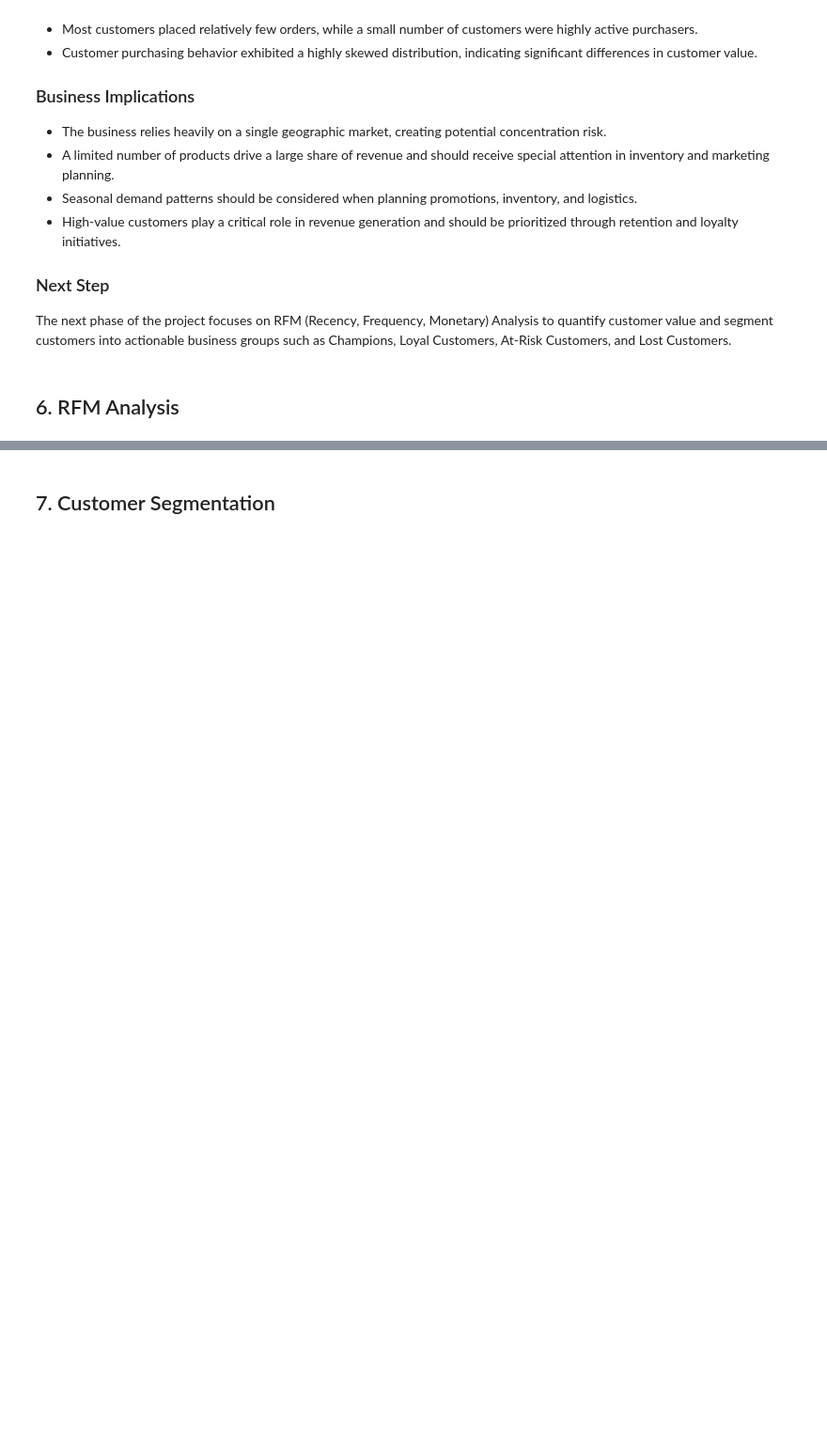
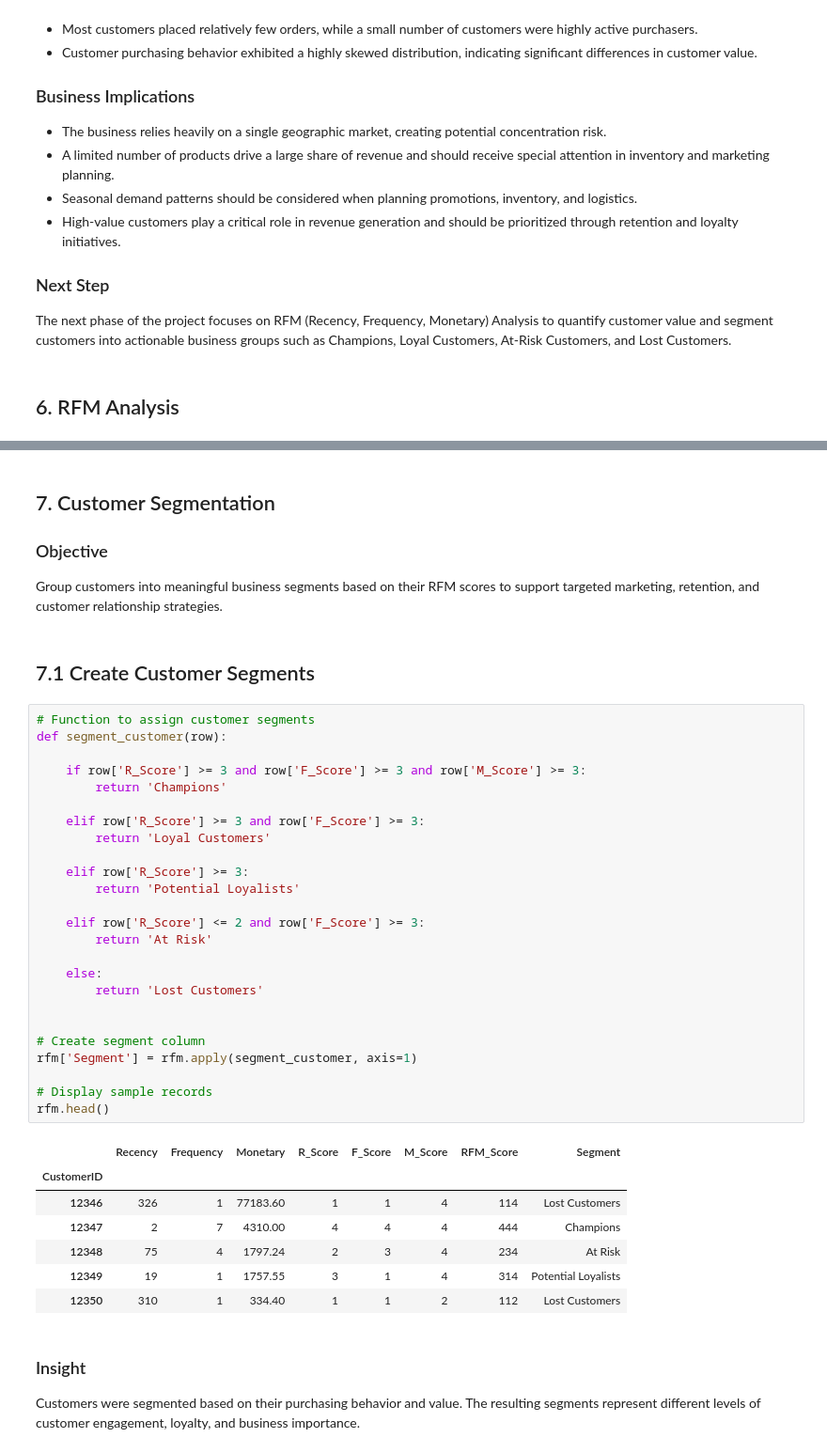
Before and after one commit to Harshpoonia/data-analytics-projects, a Jupyter notebook: Customer-Segmentation-RFM-Analysis/notebooks/Analysis.ipynb, the cells around one changed output, grey strips where cells are left out. Shown at 94% size. Saved outputs shown, nothing was run; the diff lists cells and outputs as text; blank space fills up the shorter version.

```diff
--- a/Customer-Segmentation-RFM-Analysis/notebooks/Analysis.ipynb
+++ b/Customer-Segmentation-RFM-Analysis/notebooks/Analysis.ipynb
@@ -866,2 +1053,44 @@ The next phase of the project focuses on RFM (Recency, Frequency, Monetary) Anal
 # %% [markdown]
 ## 7. Customer Segmentation
+### Objective
+
+Group customers into meaningful business segments based on their RFM scores to support targeted marketing, retention, and customer relationship strategies.
+# %% [markdown]
+## 7.1 Create Customer Segments
+# %%
+# Function to assign customer segments
+def segment_customer(row):
+
+    if row['R_Score'] >= 3 and row['F_Score'] >= 3 and row['M_Score'] >= 3:
+        return 'Champions'
+
+    elif row['R_Score'] >= 3 and row['F_Score'] >= 3:
+        return 'Loyal Customers'
+
+    elif row['R_Score'] >= 3:
+        return 'Potential Loyalists'
+
+    elif row['R_Score'] <= 2 and row['F_Score'] >= 3:
+        return 'At Risk'
+
+    else:
+        return 'Lost Customers'
+
+
+# Create segment column
+rfm['Segment'] = rfm.apply(segment_customer, axis=1)
+
+# Display sample records
+rfm.head()
+# %% [output]
+|  | Recency | Frequency | Monetary | R_Score | F_Score | M_Score | RFM_Score | Segment |
+| CustomerID |  |  |  |  |  |  |  |  |
+| 12346 | 326 | 1 | 77183.60 | 1 | 1 | 4 | 114 | Lost Customers |
+| 12347 | 2 | 7 | 4310.00 | 4 | 4 | 4 | 444 | Champions |
+| 12348 | 75 | 4 | 1797.24 | 2 | 3 | 4 | 234 | At Risk |
+| 12349 | 19 | 1 | 1757.55 | 3 | 1 | 4 | 314 | Potential Loyalists |
+| 12350 | 310 | 1 | 334.40 | 1 | 1 | 2 | 112 | Lost Customers |
+# %% [markdown]
+### Insight
+
+Customers were segmented based on their purchasing behavior and value. The resulting segments represent different levels of customer engagement, loyalty, and business importance.
```
Also changed, not shown: parts of 21 cells of this notebook, 1 other file.
